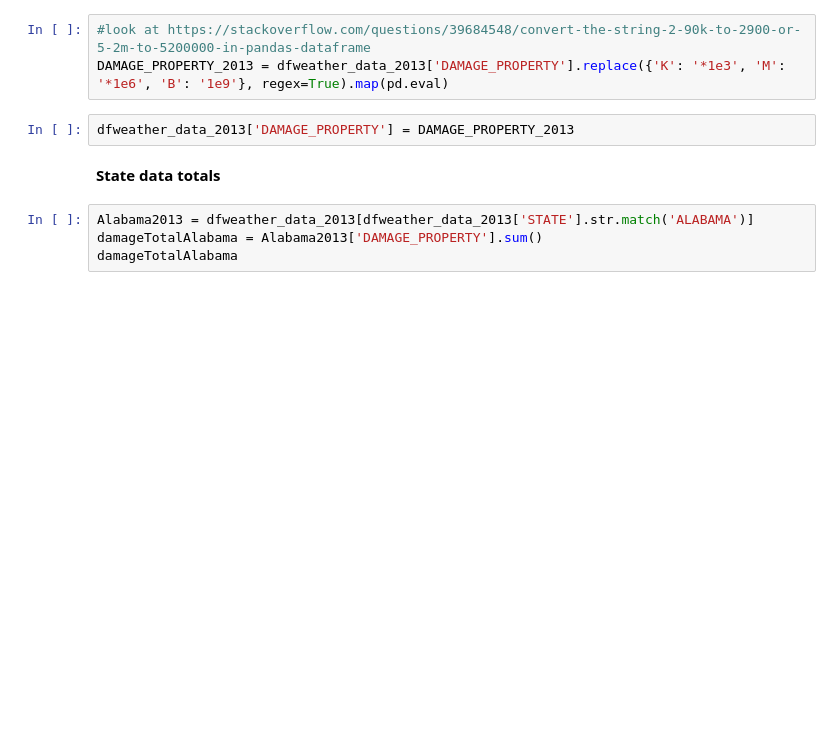
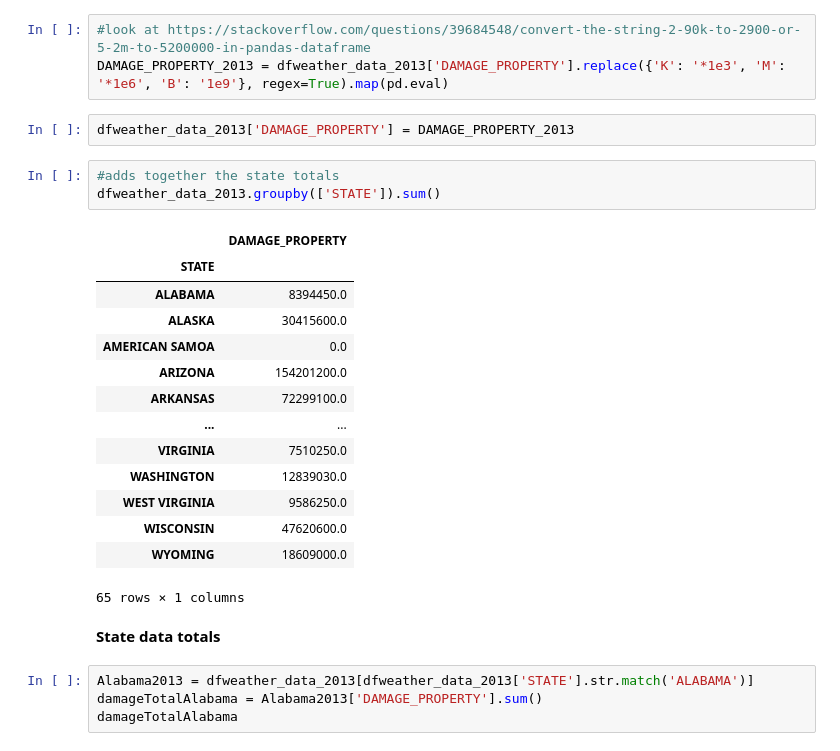
Before and after one commit to lmstephens/Build-Week1, a Jupyter notebook: 2013_2019weather.ipynb, the cells around one changed output. Cells and saved outputs as stored; diff of their text form; blank space fills up the shorter version.

```diff
--- a/2013_2019weather.ipynb
+++ b/2013_2019weather.ipynb
@@ -45,6 +45,24 @@ dfweather_data_2013 = dfweather_data_2013.dropna()
 DAMAGE_PROPERTY_2013 = dfweather_data_2013['DAMAGE_PROPERTY'].replace({'K': '*1e3', 'M': '*1e6', 'B': '1e9'}, regex=True).map(pd.eval)
 # %%
 dfweather_data_2013['DAMAGE_PROPERTY'] = DAMAGE_PROPERTY_2013
+# %%
+#adds together the state totals
+dfweather_data_2013.groupby(['STATE']).sum()
+# %% [output]
+|  | DAMAGE_PROPERTY |
+| STATE |  |
+| ALABAMA | 8394450.0 |
+| ALASKA | 30415600.0 |
+| AMERICAN SAMOA | 0.0 |
+| ARIZONA | 154201200.0 |
+| ARKANSAS | 72299100.0 |
+| ... | ... |
+| VIRGINIA | 7510250.0 |
+| WASHINGTON | 12839030.0 |
+| WEST VIRGINIA | 9586250.0 |
+| WISCONSIN | 47620600.0 |
+| WYOMING | 18609000.0 |
+65 rows × 1 columns
 # %% [markdown]
 **State data totals**
 # %%
```
